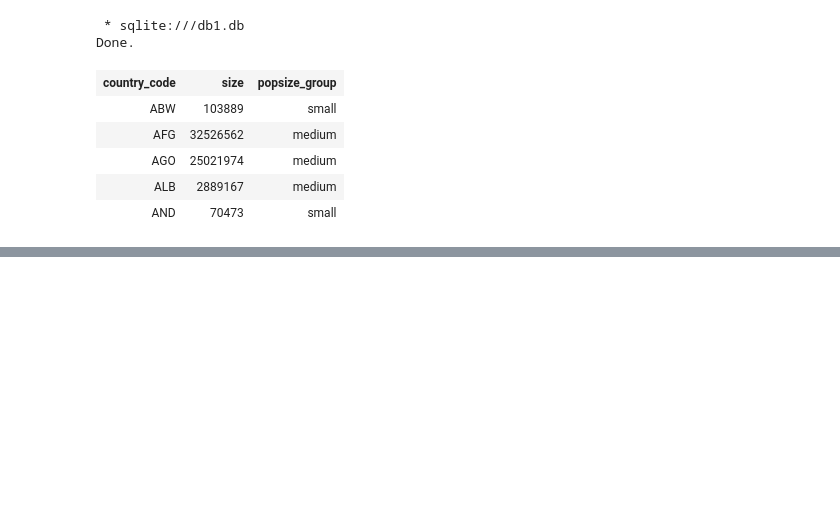
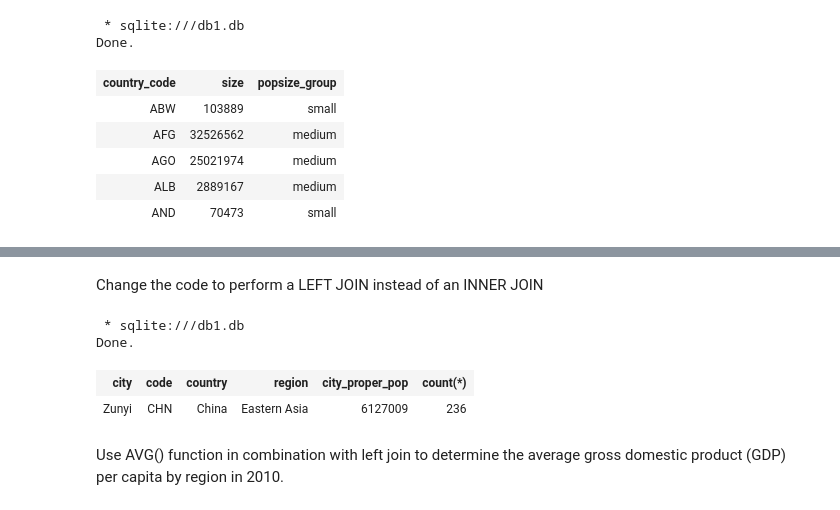
Before and after one commit to edwards158/SQL, a Jupyter notebook: SQLJoins.ipynb, the cells around one changed output, grey strips where cells are left out. Drawn from its saved outputs; the diff is of its cells as text; code cells hidden in the pictures; blank space fills up the shorter version.

```diff
--- a/SQLJoins.ipynb
+++ b/SQLJoins.ipynb
@@ -314,0 +337,16 @@ Done.
+# %% [markdown]
+Change the code to perform a LEFT JOIN instead of an INNER JOIN
+# %%
+%%sql
+SELECT c1.name AS city, code, c2.country_name AS country,region, city_proper_pop,count(*)
+FROM cities AS c1
+LEFT JOIN countries AS c2
+ON c1.country_code = c2.code
+ORDER BY code DESC;
+# %% [output]
+ * sqlite:///db1.db
+Done.
+| city | code | country | region | city_proper_pop | count(*) |
+| Zunyi | CHN | China | Eastern Asia | 6127009 | 236 |
+# %% [markdown]
+Use AVG() function in combination with left join to determine the average gross domestic product (GDP) per capita by region in 2010.
```
Also changed, not shown: parts of 6 cells of this notebook.
